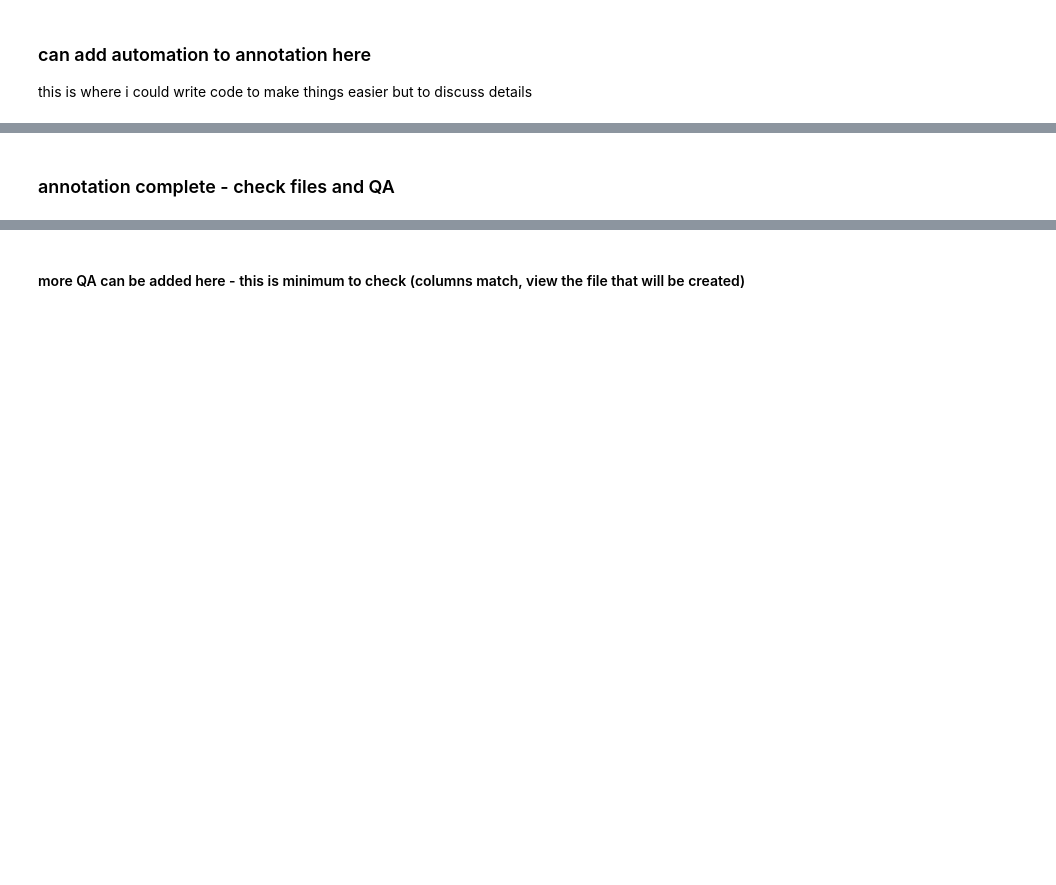
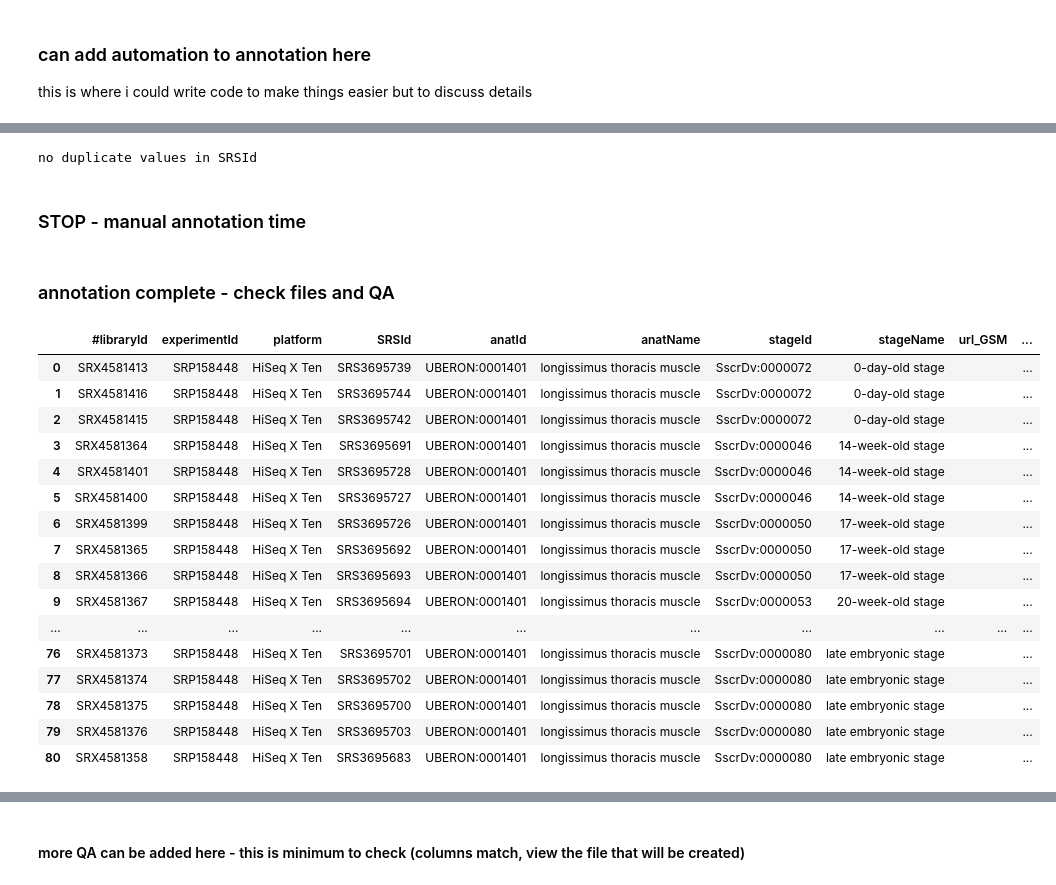
Before and after one commit to BgeeDB/expression-annotations-documents, a Jupyter notebook: bulk/1_basic_bulk_template.ipynb, the cells around one changed output, grey strips where cells are left out. Drawn from its saved outputs; the diff is of its cells as text; code cells hidden in the pictures; blank space fills up the shorter version.

Commit message:
adding recent scRNA and bulk files

```diff
--- a/bulk/1_basic_bulk_template.ipynb
+++ b/bulk/1_basic_bulk_template.ipynb
@@ -15,17 +5,18 @@ more auotmated parts can be added if you want but i thought we could start here
 # %%
-# examples: SRP427903 or SRP432863
-## manual every time (although could somewhat automated path_to_output)
-experiment_id = ""
-path_to_output = "" ## could set this as a default folder and append the experiment_id
-## YYYY-MM-DD
-my_date = "2024-"
+## manual every time
+experiment_id = "SRP158448"
 
+# path to output should always be BULK, this will create folder
+path_to_output  = "/Users/anneniknejad/BULK/{}/".format(experiment_id)
+import os
+if not os.path.exists(path_to_output):
+    os.makedirs(path_to_output)
 
-## set once
-path_to_create_exp_script = "" ## could also make this path to scripts but kinda unnecessary for bulk
-path_to_git_annotations = ""
+## create exp and git annotations
+path_to_create_exp_script = "/Users/anneniknejad/Bgee/scripts/scripts/Create_ExpLib_tables.py" ## could also make this path to scripts but kinda unnecessary for bulk
+path_to_git_annotations = "/Users/anneniknejad/expression-annotations/RNA_Seq/"
 
-## always the same
+## constant paths
 experiment_type = "bulk"
 library_path  = "{}RNASeqLibrary_{}.tsv".format(path_to_output, experiment_id)
 experiment_path = "{}RNASeqExperiment_{}.tsv".format(path_to_output, experiment_id)
@@ -35,6 +26,7 @@ git_experiment_path = "{}RNASeqExperiment.tsv".format(path_to_git_annotations)
 commit_message_exp = '"adding annotated bulk experiment {}"'.format(experiment_id)
 
 library_cols = ['#libraryId', 'experimentId', 'platform', 'SRSId', 'anatId', 'anatName', 'stageId', 'stageName', 'url_GSM', 'infoOrgan', 'infoStage', 'anatAnnotationStatus', 'anatBiologicalStatus', 'stageAnnotationStatus', 'sex', 'strain', 'genotype', 'speciesId', 'protocol', 'protocolType', 'RNASelection', 'globin_reduction', 'replicate', 'lib_name', 'sampleName', 'sampleAge_value', 'sampleAge_unit', 'PATOid', 'PATOname','comment', 'condition', 'physiologicalStatus', 'annotatorId', 'lastModificationDate']
+#path_to_output = "/Users/anneniknejad/BULK/testhack/"
 # %%
 import warnings
 warnings.simplefilter(action='ignore', category=FutureWarning)
@@ -86,8 +111,11 @@ this is where i could write code to make things easier but to discuss details
 # %%
-# this bit will just add your initials for annotator ID
+# check for duplicate SRSId values (replicates)
 library = pd.read_csv(library_path, sep='\t', index_col=False, keep_default_na=False, na_values=['NULL','null', 'nan','NaN'], dtype=object)
-library.loc[:,'annotatorId'] = 'ANN'
-library.to_csv(library_path, sep="\t", index=False, quoting=csv.QUOTE_ALL)
+dup_check(library, "SRSId")
+# %% [output]
+no duplicate values in SRSId
+# %% [markdown]
+### STOP - manual annotation time
 # %% [markdown]
 ### annotation complete - check files and QA
 # %%
@@ -95,5 +123,23 @@ library_file = pd.read_csv(library_path, sep='\t', index_col=False, keep_default
 experiment_to_add = pd.read_csv(experiment_path, sep='\t', index_col=False, keep_default_na=False, na_values=['NULL','null', 'nan','NaN'], dtype=object)
 # choose columns from library file that are needed in main file
 library_to_add = library_file[library_cols]
-# %%
-library_to_add.loc[:,'lastModificationDate'] = my_date
+# %%
+display_df(library_to_add)
+# %% [output]
+|  | #libraryId | experimentId | platform | SRSId | anatId | anatName | stageId | stageName | url_GSM | ... |
+| 0 | SRX4581413 | SRP158448 | HiSeq X Ten | SRS3695739 | UBERON:0001401 | longissimus thoracis muscle | SscrDv:0000072 | 0-day-old stage |  | ... |
+| 1 | SRX4581416 | SRP158448 | HiSeq X Ten | SRS3695744 | UBERON:0001401 | longissimus thoracis muscle | SscrDv:0000072 | 0-day-old stage |  | ... |
+| 2 | SRX4581415 | SRP158448 | HiSeq X Ten | SRS3695742 | UBERON:0001401 | longissimus thoracis muscle | SscrDv:0000072 | 0-day-old stage |  | ... |
+| 3 | SRX4581364 | SRP158448 | HiSeq X Ten | SRS3695691 | UBERON:0001401 | longissimus thoracis muscle | SscrDv:0000046 | 14-week-old stage |  | ... |
+| 4 | SRX4581401 | SRP158448 | HiSeq X Ten | SRS3695728 | UBERON:0001401 | longissimus thoracis muscle | SscrDv:0000046 | 14-week-old stage |  | ... |
+| 5 | SRX4581400 | SRP158448 | HiSeq X Ten | SRS3695727 | UBERON:0001401 | longissimus thoracis muscle | SscrDv:0000046 | 14-week-old stage |  | ... |
+| 6 | SRX4581399 | SRP158448 | HiSeq X Ten | SRS3695726 | UBERON:0001401 | longissimus thoracis muscle | SscrDv:0000050 | 17-week-old stage |  | ... |
+| 7 | SRX4581365 | SRP158448 | HiSeq X Ten | SRS3695692 | UBERON:0001401 | longissimus thoracis muscle | SscrDv:0000050 | 17-week-old stage |  | ... |
+| 8 | SRX4581366 | SRP158448 | HiSeq X Ten | SRS3695693 | UBERON:0001401 | longissimus thoracis muscle | SscrDv:0000050 | 17-week-old stage |  | ... |
+| 9 | SRX4581367 | SRP158448 | HiSeq X Ten | SRS3695694 | UBERON:0001401 | longissimus thoracis muscle | SscrDv:0000053 | 20-week-old stage |  | ... |
+| ... | ... | ... | ... | ... | ... | ... | ... | ... | ... | ... |
+| 76 | SRX4581373 | SRP158448 | HiSeq X Ten | SRS3695701 | UBERON:0001401 | longissimus thoracis muscle | SscrDv:0000080 | late embryonic stage |  | ... |
+| 77 | SRX4581374 | SRP158448 | HiSeq X Ten | SRS3695702 | UBERON:0001401 | longissimus thoracis muscle | SscrDv:0000080 | late embryonic stage |  | ... |
+| 78 | SRX4581375 | SRP158448 | HiSeq X Ten | SRS3695700 | UBERON:0001401 | longissimus thoracis muscle | SscrDv:0000080 | late embryonic stage |  | ... |
+| 79 | SRX4581376 | SRP158448 | HiSeq X Ten | SRS3695703 | UBERON:0001401 | longissimus thoracis muscle | SscrDv:0000080 | late embryonic stage |  | ... |
+| 80 | SRX4581358 | SRP158448 | HiSeq X Ten | SRS3695683 | UBERON:0001401 | longissimus thoracis muscle | SscrDv:0000080 | late embryonic stage |  | ... |
```
Also changed, not shown: parts of 23 cells of this notebook, 18 other files.
